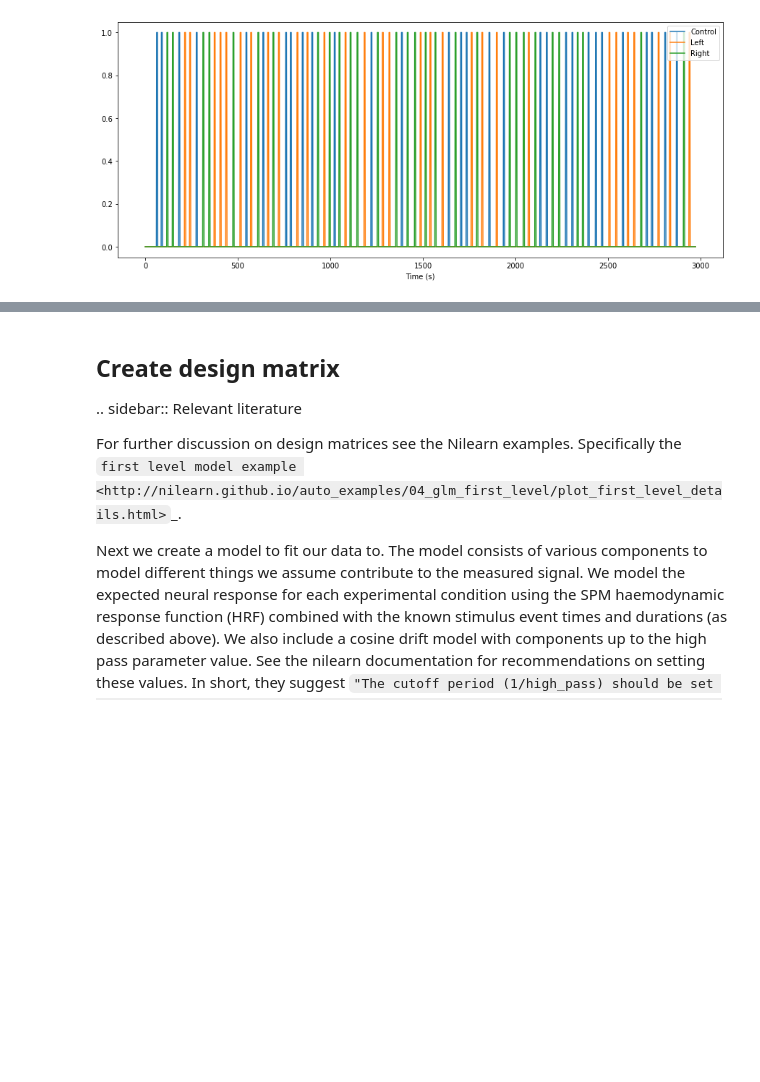
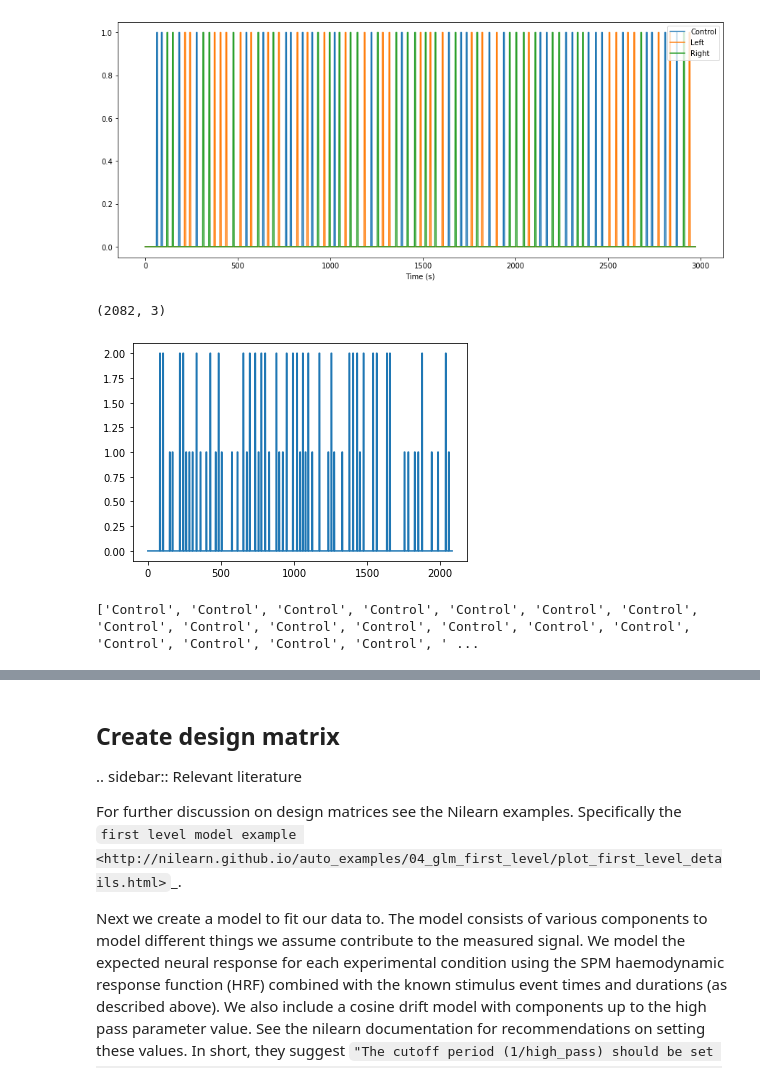
Before and after one commit to Rogerio-mack/fNIRS, a Jupyter notebook: plot_11_hrf_measured_b.ipynb, the cells around one changed output, grey strips where cells are left out. Cells and saved outputs as stored; diff of their text form; code cells hidden in the pictures; blank space fills up the shorter version.

```diff
--- a/plot_11_hrf_measured_b.ipynb
+++ b/plot_11_hrf_measured_b.ipynb
@@ -221,3 +208,19 @@ plt.xlabel("Time (s)");
 # %% [output]
 Used Annotations descriptions: ['Control', 'Tapping/Left', 'Tapping/Right']
 [figure]
+# %%
+s.shape
+# %% [output]
+(2082, 3)
+# %%
+import pandas as pd
+s_encode_value = pd.DataFrame(s).idxmax(1).values
+plt.plot(s_encode_value)
+plt.show()
+s_encode_label = []
+for i in s_encode_value:
+  s_encode_label.append(['Control', 'Tapping/Left', 'Tapping/Right'][i])
+print(s_encode_label)
+# %% [output]
+[figure, added]
+['Control', 'Control', 'Control', 'Control', 'Control', 'Control', 'Control', 'Control', 'Control', 'Control', 'Control', 'Control', 'Control', 'Control', 'Control', 'Control', 'Control', 'Control', ' ...
```
Also changed, not shown: parts of 19 cells of this notebook.
